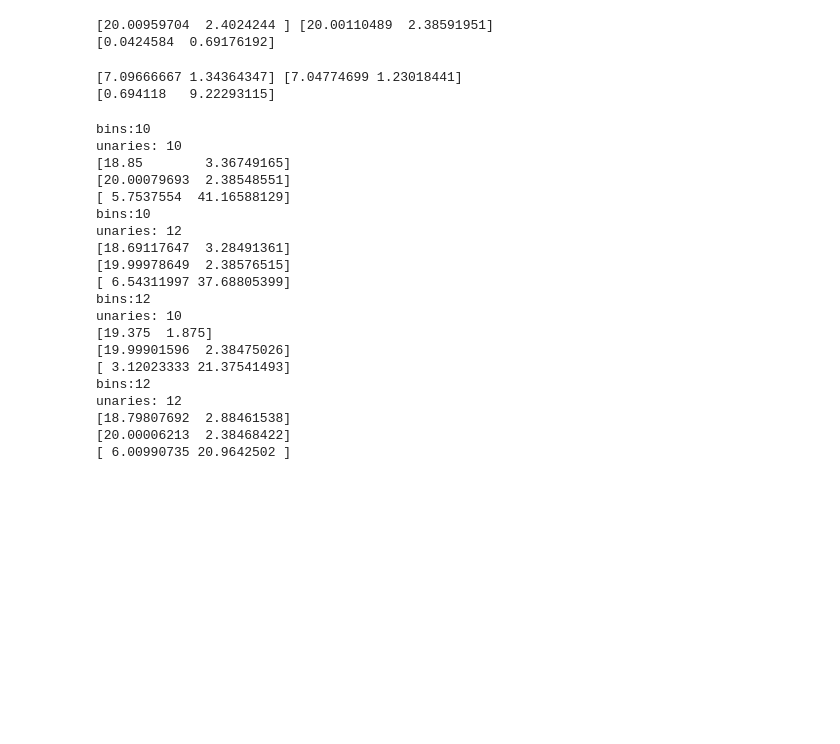
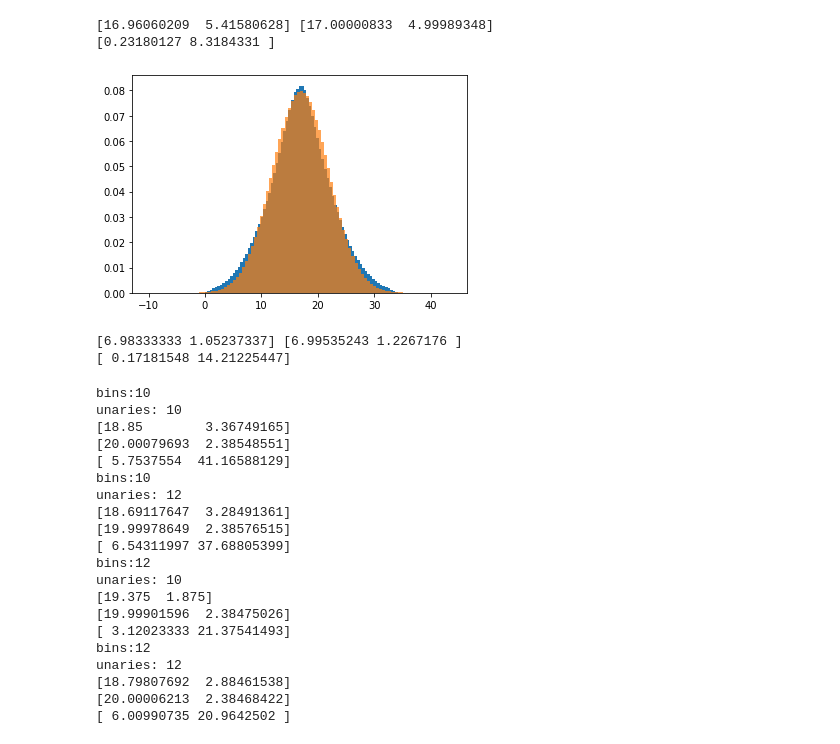
Before and after one commit to bosakad/SSTA-via-GP, a Jupyter notebook: gateSizing/unaryTesting.ipynb, the cells around one changed output. Cells and saved outputs as stored; diff of their text form; code cells hidden in the pictures; blank space fills up the shorter version.

```diff
--- a/gateSizing/unaryTesting.ipynb
+++ b/gateSizing/unaryTesting.ipynb
@@ -82,11 +93,11 @@ print(MAPE)
 
 def testConvolution(numberOfBins, numberOfUnaries):
 
-    mu1 = 12
-    sigma1 = 2
+    mu1 = 7
+    sigma1 = 3
 
-    mu2 = 8
-    sigma2 = 1.3
+    mu2 = 10
+    sigma2 = 4
 
 
     numberOfSamples = 20000000
@@ -121,6 +132,16 @@ def testConvolution(numberOfBins, numberOfUnaries):
     actual = np.array([max2.mean, max2.std])
 
 
+    import matplotlib.pyplot as plt
+    h1 = histogramGenerator.get_Histogram_from_UNARY(h1)
+    h2 = histogramGenerator.get_Histogram_from_UNARY(h2)
+    max2 = histogramGenerator.get_Histogram_from_UNARY(max2)
+
+#     plt.hist(h1.edges[:-1], h1.edges, weights=h1.bins)
+#     plt.hist(h2.edges[:-1], h2.edges, weights=h2.bins)
+    plt.hist(max2.edges[:-1], max2.edges, weights=max2.bins)
+    _ = plt.hist(max1, bins=numberOfBins, density='PDF', alpha=0.7)
+
     return (actual, desired)
 
         # TESTING
@@ -129,17 +150,18 @@ def testConvolution(numberOfBins, numberOfUnaries):
 # %%
 # test convolution as wanted
 
-numberOfBins = 500
-numberOfUnaries = 800
+numberOfBins = 100
+numberOfUnaries = 100
 actual, desired = testConvolution(numberOfBins, numberOfUnaries)
 
 MAPE = 100 * np.abs((actual - desired) / desired)
 
 print(actual, desired)
 print(MAPE)
 # %% [output]
-[20.00959704  2.4024244 ] [20.00110489  2.38591951]
-[0.0424584  0.69176192]
+[16.96060209  5.41580628] [17.00000833  4.99989348]
+[0.23180127 8.3184331 ]
+[figure, added]
 # %%
 # test infinite ladder function
 
@@ -232,9 +254,9 @@ def LadderNumpy(numberOfBins=100, numberOfUnaries=100, number_of_nodes=1, interv
 
     return np.array([rvs[-1].mean, rvs[-1].std]), np.array(desired[0])
 # %%
-numberOfNodes = 1
-numberOfBins = 24
-numberOfUnaries = 22
+numberOfNodes = 5
+numberOfBins = 180
+numberOfUnaries = 9
 
 actual, desired = LadderNumpy(numberOfBins, numberOfUnaries, numberOfNodes)
 
@@ -255,8 +277,8 @@ MAPE = 100 * np.abs((actual - desired) / desired)
 print(actual, desired)
 print(MAPE)
 # %% [output]
-[7.09666667 1.34364347] [7.04774699 1.23018441]
-[0.694118   9.22293115]
+[6.98333333 1.05237337] [6.99535243 1.2267176 ]
+[ 0.17181548 14.21225447]
 # %%
         # HEAT MAPS
 # %%
```
Also changed, not shown: parts of 4 cells of this notebook, 19 other files.
